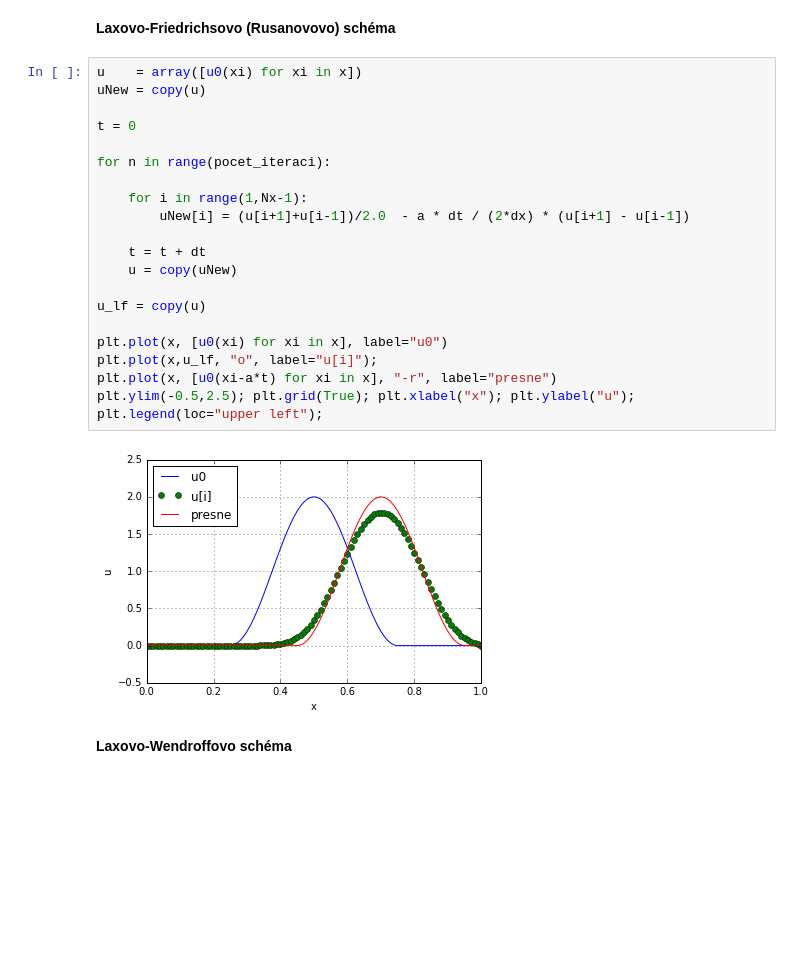
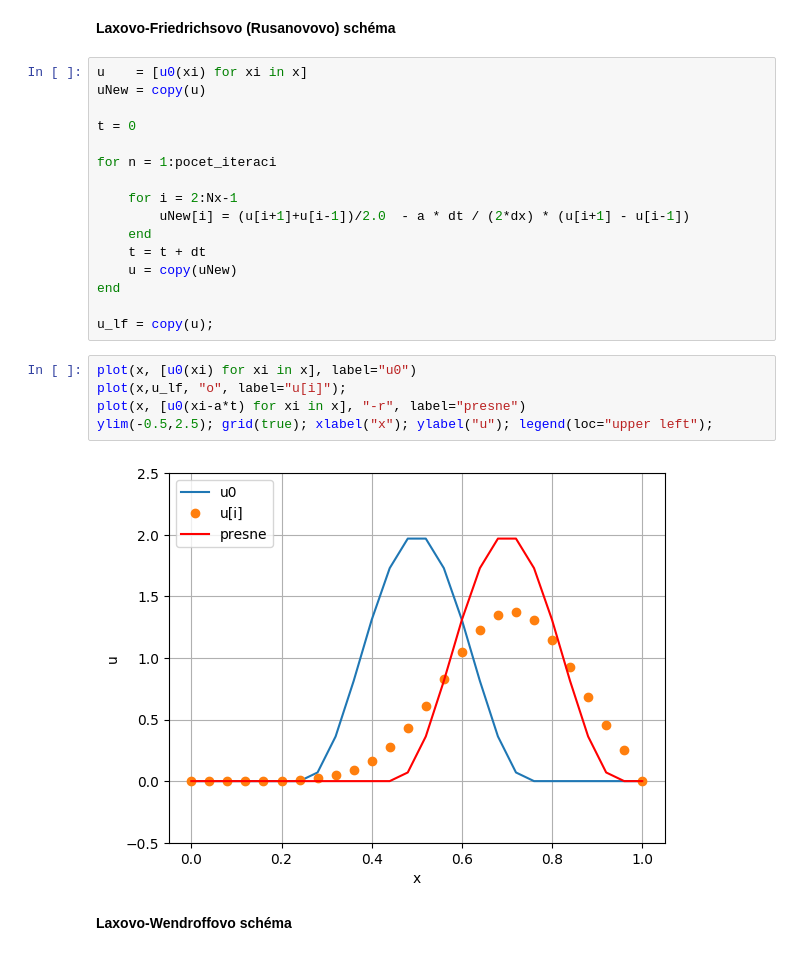
Before and after one commit to furstj/MMPP, a Jupyter notebook: lessons/01_linearni_advekce.ipynb, the cells around one changed output. Drawn from its saved outputs; the diff is of its cells as text; blank space fills up the shorter version.

```diff
--- a/lessons/01_linearni_advekce.ipynb
+++ b/lessons/01_linearni_advekce.ipynb
@@ -85,27 +85,28 @@ plt.ylim(-0.5,2.5); plt.grid(True); plt.xlabel("x"); plt.ylabel("u"); plt.legend
 # %% [markdown]
 **Laxovo-Friedrichsovo (Rusanovovo) schéma**
 # %%
-u    = array([u0(xi) for xi in x])
+u    = [u0(xi) for xi in x]
 uNew = copy(u)
 
 t = 0
 
-for n in range(pocet_iteraci):
+for n = 1:pocet_iteraci
 
-    for i in range(1,Nx-1):
+    for i = 2:Nx-1
         uNew[i] = (u[i+1]+u[i-1])/2.0  - a * dt / (2*dx) * (u[i+1] - u[i-1])
-
+    end
     t = t + dt
     u = copy(uNew)
+end
 
-u_lf = copy(u)
-
-plt.plot(x, [u0(xi) for xi in x], label="u0")
-plt.plot(x,u_lf, "o", label="u[i]");
-plt.plot(x, [u0(xi-a*t) for xi in x], "-r", label="presne")
-plt.ylim(-0.5,2.5); plt.grid(True); plt.xlabel("x"); plt.ylabel("u"); plt.legend(loc="upper left");
+u_lf = copy(u);
-# %% [output]
-[figure, removed]
+# %%
+plot(x, [u0(xi) for xi in x], label="u0")
+plot(x,u_lf, "o", label="u[i]");
+plot(x, [u0(xi-a*t) for xi in x], "-r", label="presne")
+ylim(-0.5,2.5); grid(true); xlabel("x"); ylabel("u"); legend(loc="upper left");
+# %% [output]
+[figure, added]
 # %% [markdown]
 **Laxovo-Wendroffovo schéma**
 # %%
```
Also changed, not shown: parts of 8 cells of this notebook, 1 other file.
